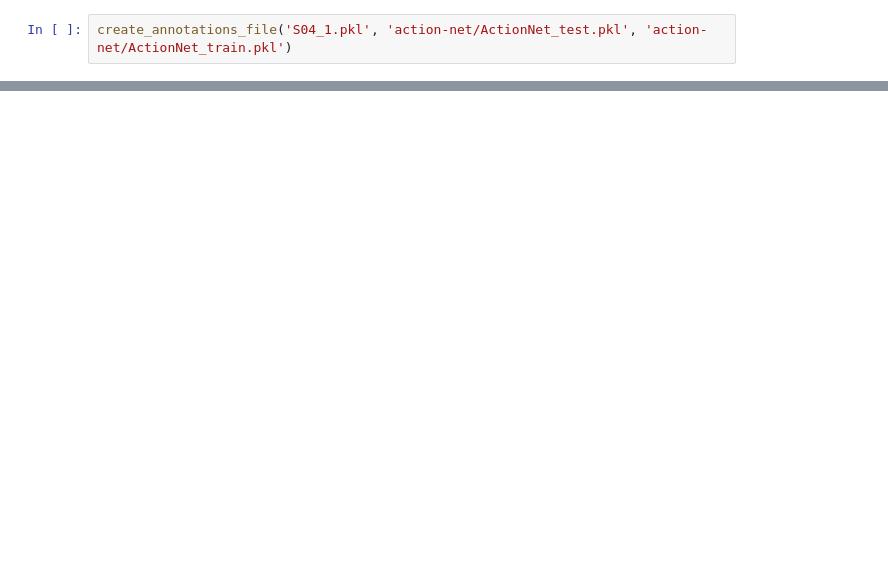
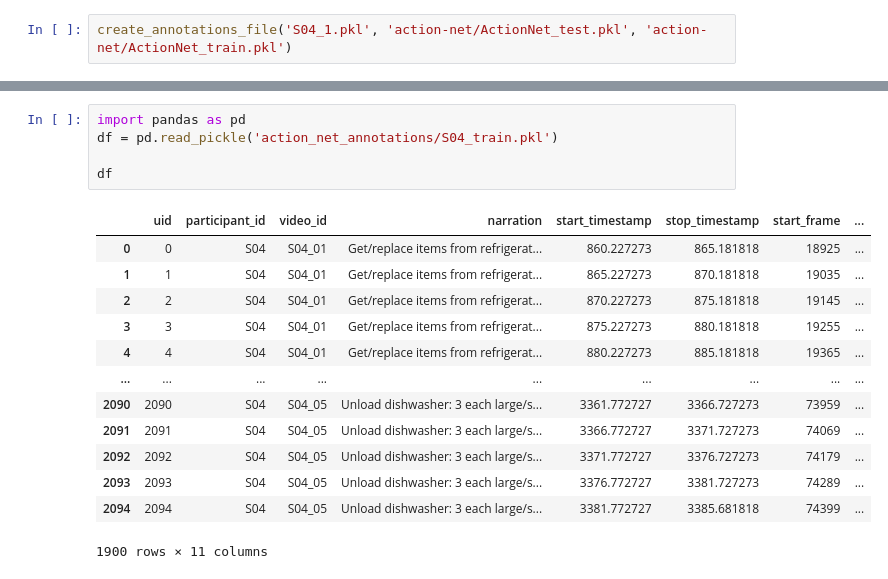
Before and after one commit to AmorosoLaura/aml23-ego, a Jupyter notebook: action_net_rgb_extraction.ipynb, the cells around one changed output, grey strips where cells are left out. Drawn from its saved outputs; the diff is of its cells as text; blank space fills up the shorter version.

```diff
--- a/action_net_rgb_extraction.ipynb
+++ b/action_net_rgb_extraction.ipynb
@@ -180,0 +241,19 @@ create_annotations_file('S04_1.pkl', 'action-net/ActionNet_test.pkl', 'action-ne
+# %%
+import pandas as pd
+df = pd.read_pickle('action_net_annotations/S04_train.pkl')
+
+df
+# %% [output]
+|  | uid | participant_id | video_id | narration | start_timestamp | stop_timestamp | start_frame | ... |
+| 0 | 0 | S04 | S04_01 | Get/replace items from refrigerat... | 860.227273 | 865.181818 | 18925 | ... |
+| 1 | 1 | S04 | S04_01 | Get/replace items from refrigerat... | 865.227273 | 870.181818 | 19035 | ... |
+| 2 | 2 | S04 | S04_01 | Get/replace items from refrigerat... | 870.227273 | 875.181818 | 19145 | ... |
+| 3 | 3 | S04 | S04_01 | Get/replace items from refrigerat... | 875.227273 | 880.181818 | 19255 | ... |
+| 4 | 4 | S04 | S04_01 | Get/replace items from refrigerat... | 880.227273 | 885.181818 | 19365 | ... |
+| ... | ... | ... | ... | ... | ... | ... | ... | ... |
+| 2090 | 2090 | S04 | S04_05 | Unload dishwasher: 3 each large/s... | 3361.772727 | 3366.727273 | 73959 | ... |
+| 2091 | 2091 | S04 | S04_05 | Unload dishwasher: 3 each large/s... | 3366.772727 | 3371.727273 | 74069 | ... |
+| 2092 | 2092 | S04 | S04_05 | Unload dishwasher: 3 each large/s... | 3371.772727 | 3376.727273 | 74179 | ... |
+| 2093 | 2093 | S04 | S04_05 | Unload dishwasher: 3 each large/s... | 3376.772727 | 3381.727273 | 74289 | ... |
+| 2094 | 2094 | S04 | S04_05 | Unload dishwasher: 3 each large/s... | 3381.772727 | 3385.681818 | 74399 | ... |
+1900 rows × 11 columns
```
Also changed, not shown: parts of 2 cells of this notebook, 16 other files.
